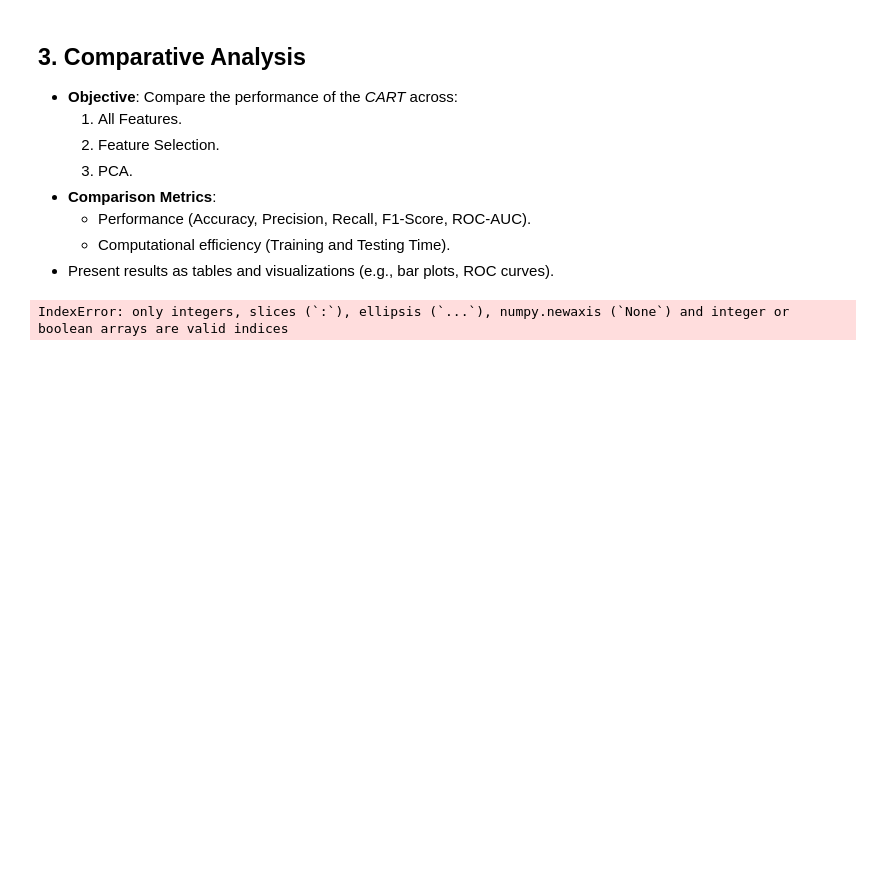
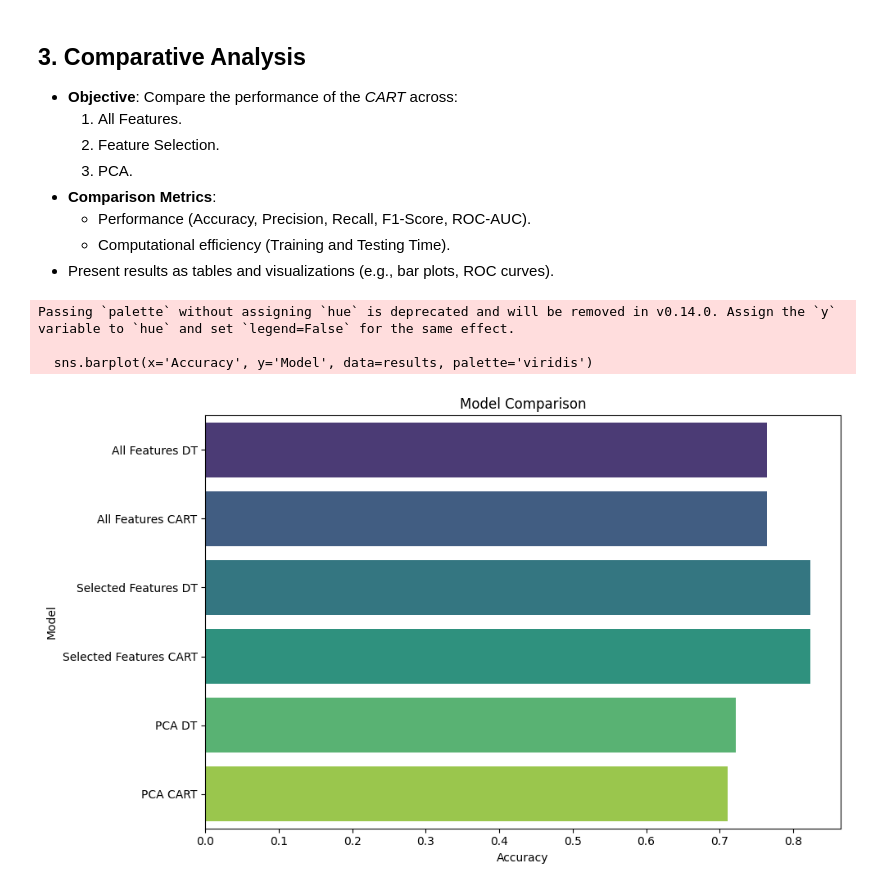
Before and after one commit to SecurDrgorP/ParkinsonML, a Jupyter notebook: ImplCART.ipynb, the cells around one changed output. Drawn from its saved outputs; the diff is of its cells as text; code cells hidden in the pictures; blank space fills up the shorter version.

Commit message:
models

```diff
--- a/ImplCART.ipynb
+++ b/ImplCART.ipynb
@@ -166,6 +155,7 @@ y_pred = cart_classifier.predict(X_test)
 # Evaluation Metrics
 print("\nClassification Report:")
 AllFeatues_cart_report = classification_report(y_test, y_pred)
+AllFeatues_cart_accuracy = accuracy_score(y_test, y_pred)
 print(AllFeatues_cart_report)
 
 
@@ -238,6 +228,7 @@ y_pred = dt_classifier_selection.predict(X_test_transformed)
 # Evaluation Metrics
 print("\nClassification Report:")
 SelectedFeatures_DT_report = classification_report(y_test, y_pred)
+SelectedFeatures_DT_accuracy = accuracy_score(y_test, y_pred)
 print(SelectedFeatures_DT_report)
 
 
@@ -272,15 +263,16 @@ ROC AUC Score: 0.7297570850202428
 
 
 # train the Cart Classifier with the selected features
-cart_classifier = CARTClassifier(max_depth=7)
-cart_classifier.fit(X_train[selected_features], y_train)
+cart_classifier_selection = CARTClassifier(max_depth=7)
+cart_classifier_selection.fit(X_train_transformed, y_train)
 
 # Predictions
-y_pred = cart_classifier.predict(X_test[selected_features])
+y_pred = cart_classifier_selection.predict(X_test_transformed)
 
 # Evaluation Metrics
 print("\nClassification Report:")
 SelectedFeatures_cart_report = classification_report(y_test, y_pred)
+SelectedFeatures_cart_accuracy = accuracy_score(y_test, y_pred)
 print(SelectedFeatures_cart_report)
 
 
@@ -327,8 +319,7 @@ y = aggregated_data['class'].values
 # Feature names for PCA and scaling
 feature_names = aggregated_data.drop(columns=['class', 'id_']).columns
 
-# Initialize SMOTE and PCA
-smote = SMOTE(random_state=42)
+# Initialize PCA
 pca = PCAFromScratch(n_components=20)  # Adjust number of components as needed
 
 # Initialize the custom CARTClassifier
@@ -353,12 +344,9 @@ for train_index, test_index in kf.split(X):
     X_train, X_test = X[train_index], X[test_index]
     y_train, y_test = y[train_index], y[test_index]
 
-    # Apply SMOTE to the training data
-    X_train_smote, y_train_smote = smote.fit_resample(X_train, y_train)
-
     # Standardize the features
     scaler = StandardScaler()
-    X_train_scaled = scaler.fit_transform(X_train_smote)
+    X_train_scaled = scaler.fit_transform(X_train)
     X_test_scaled = scaler.transform(X_test)
 
     # Apply PCA to the training and test sets
@@ -372,10 +360,10 @@ for train_index, test_index in kf.split(X):
 
 
     # Train the CARTClassifier on PCA-transformed data
-    cart_model_PCA.fit(X_train_pca, y_train_smote)
+    cart_model_PCA.fit(X_train_pca, y_train)
 
     # Train the Sklearn Decision Tree Classifier on PCA-transformed data
-    DT_model_PCA.fit(X_train_pca, y_train_smote)
+    DT_model_PCA.fit(X_train_pca, y_train)
 
     # Predict on the test set
     y_pred_cart = cart_model_PCA.predict(X_test_pca)
@@ -419,20 +407,23 @@ DT Mean Accuracy: 0.7222
 # %%
 # performace comparison between the two models using all features and selected features and PCA
 # using a single graphicall representation
 
 # Create a DataFrame for the results
 results = pd.DataFrame({
     'Model': ['All Features DT', 'All Features CART', 'Selected Features DT', 'Selected Features CART', 'PCA DT', 'PCA CART'],
-    'Accuracy':
+    'Accuracy': [AllFeatures_DT_accuracy, AllFeatues_cart_accuracy, SelectedFeatures_DT_accuracy, SelectedFeatures_cart_accuracy, np.mean(DT_accuracies), np.mean(cart_accuracies)]
 })
 
 # Plot the results
 plt.figure(figsize=(10, 6))
 sns.barplot(x='Accuracy', y='Model', data=results, palette='viridis')
 plt.title('Model Comparison')
 plt.xlabel('Accuracy')
 plt.ylabel('Model')
 plt.tight_layout()
 plt.show()
 # %% [output]
-IndexError: only integers, slices (`:`), ellipsis (`...`), numpy.newaxis (`None`) and integer or boolean arrays are valid indices
+Passing `palette` without assigning `hue` is deprecated and will be removed in v0.14.0. Assign the `y` variable to `hue` and set `legend=False` for the same effect.
+
+  sns.barplot(x='Accuracy', y='Model', data=results, palette='viridis')
+[figure, added]
```
Also changed, not shown: parts of 4 cells of this notebook, 3 other files.
